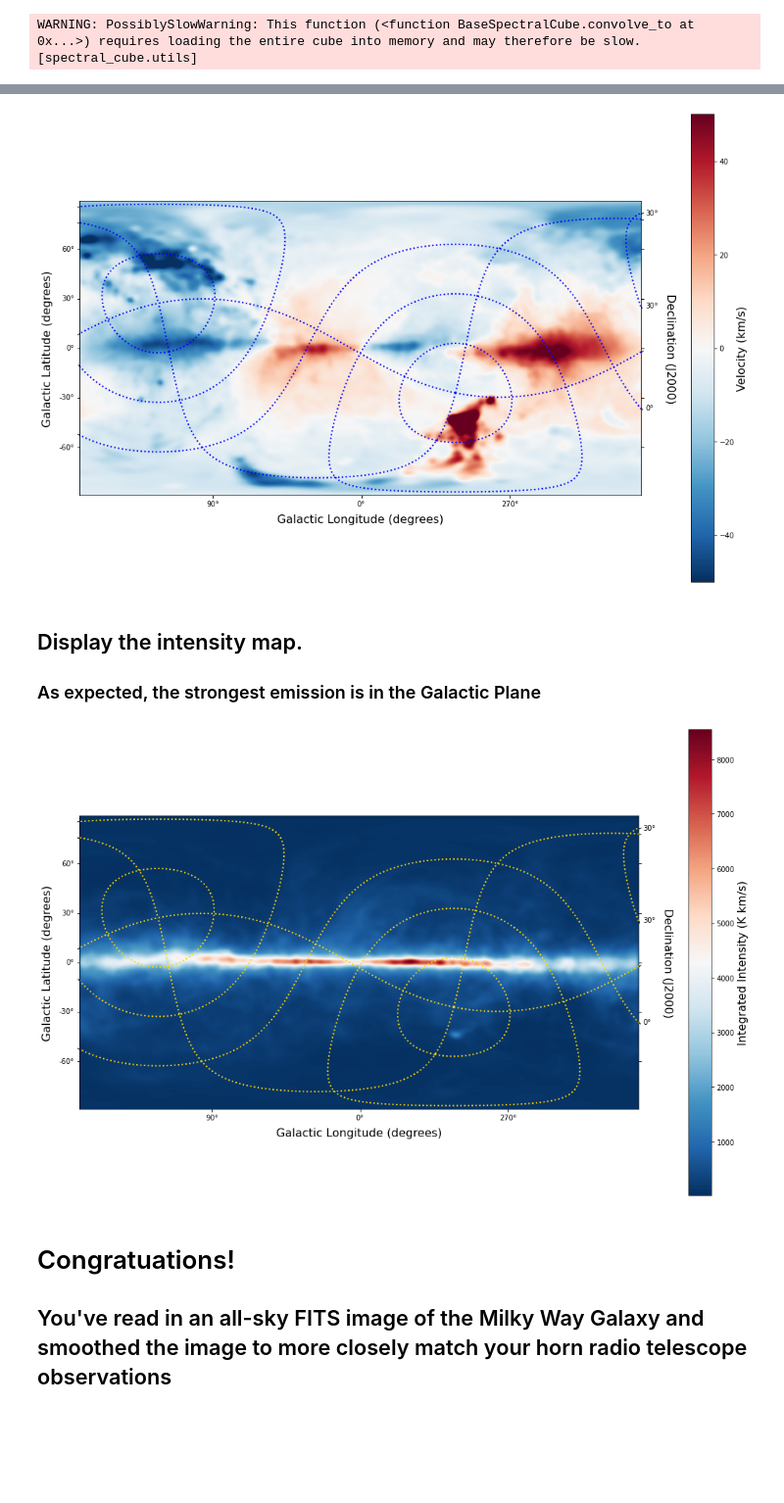
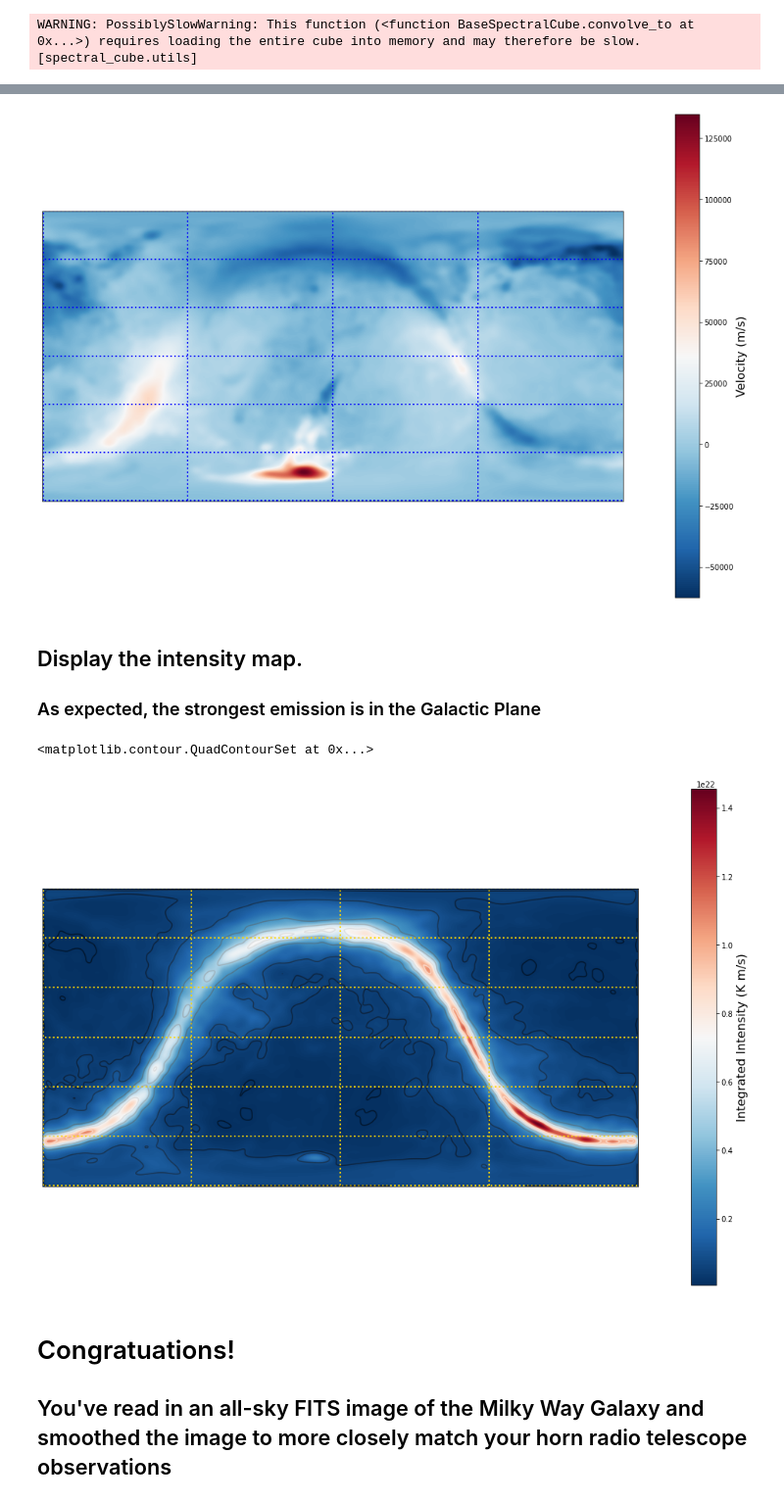
Before and after one commit to glangsto/hi4pi, a Jupyter notebook: HI4PI-Smooth.ipynb, the cells around one changed output, grey strips where cells are left out. Shown at 98% size. Drawn from its saved outputs; the diff is of its cells as text; code cells hidden in the pictures; blank space fills up the shorter version.

Commit message:
Modularize the notebooks

```diff
--- a/HI4PI-Smooth.ipynb
+++ b/HI4PI-Smooth.ipynb
@@ -17,9 +22,8 @@ import radio_beam
 # %% [markdown]
 Upload the Bonn HI4PI cube with 1.5degree resolution
 # %%
-# This notebook assumes you've already downloaded sky image
-filename = "hi4pi_1.5deg.fits"
-fullpath = "ftp://ftp.mpifr-bonn.mpg.de/outgoing/bwinkel/" + filename
+# This notebook assumes you've created a trimed equitorial coordiante sky image
+filename = "hi4pi-eq-trim.fits"
 #!wget {fullpath}
 # %%
 # install the cube and projection code
@@ -91,9 +95,9 @@ NAXIS : 680  357  343
 # %%
 degree = 3600.*u.arcsec
-# decrease the angular resolution.  3 degrees in this example
-hornbeam = 3 * degree
+# decrease the angular resolution.  4 degrees in this example
+hornbeam = 4 * degree
 beam = radio_beam.Beam(major=hornbeam, minor=hornbeam, pa=0*u.deg)
-sub_cube = new_cube.convolve_to(beam)
+sub_cube = cube.convolve_to(beam)
 # %% [output]
 WARNING: PossiblySlowWarning: This function (<function BaseSpectralCube.convolve_to at 0x...>) requires loading the entire cube into memory and may therefore be slow. [spectral_cube.utils]
 # %%
@@ -103,6 +107,8 @@ sub_cube[ 200, :, :].quicklook()
 # %%
-moment_0 = sub_cube.with_spectral_unit(u.km/u.s).moment(order=0)  # Zero-th moment
-moment_1 = sub_cube.with_spectral_unit(u.km/u.s).moment(order=1)  # First moment
+#moment_0 = sub_cube.with_spectral_unit(u.km/u.s).moment(order=0)  # Zero-th moment
+moment_0 = sub_cube.moment(order=0)  # Zero-th moment
+#moment_1 = sub_cube.with_spectral_unit(u.km/u.s).moment(order=1)  # First moment
+moment_1 = sub_cube.moment(order=1)  # First moment
 
 # Write the moments as a FITS image
 # moment_0.write('hi_moment_0.fits')
@@ -112,5 +118,5 @@ print('Moment_0 has units of: ', moment_0.unit)
 print('Moment_1 has units of: ', moment_1.unit)
 
 # Convert Moment_0 to a Column Density assuming optically thin media
-hi_column_density = moment_0 * 1.82 * 10**18 / (u.cm * u.cm) * u.s / u.K / u.km
+hi_column_density = moment_0 * 1.82 * 10**15 / (u.cm * u.cm) * u.s / u.K / u.km
 # %% [output]
@@ -135,16 +141,19 @@ fig = plt.figure(figsize=(18, 12))
 ax = fig.add_subplot(111, projection=moment_1.wcs)
 
 # Display the moment map image
-im = ax.imshow(moment_1.hdu.data, cmap='RdBu_r', vmin=-50, vmax=50)
+#im = ax.imshow(moment_0.hdu.data, cmap='RdBu_r', vmin=-50, vmax=50)
+
+im = ax.imshow(moment_1.hdu.data, cmap='RdBu_r')
+
 #ax.invert_yaxis()  # Flips the Y axis
 
 # Add axes labels
-ax.set_xlabel("Galactic Longitude (degrees)", fontsize=16)
-ax.set_ylabel("Galactic Latitude (degrees)", fontsize=16)
+ax.set_xlabel("Right Ascension (degrees)", fontsize=16)
+ax.set_ylabel("Declination (degrees)", fontsize=16)
 
 # Add a colorbar
 cbar = plt.colorbar(im, pad=.07)
-cbar.set_label('Velocity (km/s)', size=16)
+cbar.set_label('Velocity (m/s)', size=16)
 
 # Overlay set of RA/Dec Axes
 overlay = ax.get_coords_overlay('fk5')
@@ -156,35 +165,36 @@ overlay[1].set_axislabel('Declination (J2000)', fontsize=16)
 #levels = (1e20, 5e20, 1e21, 3e21, 5e21, 7e21, 1e22)  # Define contour levels to use
 #ax.contour(hi_column_density.hdu.data, cmap='Greys_r', alpha=0.5, levels=levels)
 # %% [output]
-[figure, old version]
+[figure, new version]
 # %% [markdown]
 ## Display the intensity map.
 ### As expected, the strongest emission is in the Galactic Plane
 # %%
 # Initiate a figure and axis object with WCS projection information
 fig = plt.figure(figsize=(18, 12))
 ax = fig.add_subplot(111, projection=moment_0.wcs)
 
 # Display the moment map image
-im = ax.imshow(moment_0.hdu.data, cmap='RdBu_r')
+im = ax.imshow(hi_column_density.hdu.data, cmap='RdBu_r')
 #ax.invert_yaxis()  # Flips the Y axis
 
 # Add axes labels
-ax.set_xlabel("Galactic Longitude (degrees)", fontsize=16)
-ax.set_ylabel("Galactic Latitude (degrees)", fontsize=16)
+ax.set_xlabel("Right Ascension (degrees)", fontsize=16)
+ax.set_ylabel("Declination (degrees)", fontsize=16)
 
 # Add a colorbar
 cbar = plt.colorbar(im, pad=.07)
-cbar.set_label('Integrated Intensity (K km/s)', size=16)
+cbar.set_label('Integrated Intensity (K m/s)', size=16)
 
 # Overlay set of RA/Dec Axes
 overlay = ax.get_coords_overlay('fk5')
 overlay.grid(color='gold', ls='dotted', lw=2)
 overlay[0].set_axislabel('Right Ascension (J2000)', fontsize=16)
 overlay[1].set_axislabel('Declination (J2000)', fontsize=16)
 
 # Overplot column density contours
-#levels = (1e20, 5e20, 1e21, 3e21, 5e21, 7e21, 1e22)  # Define contour levels to use
-#ax.contour(hi_column_density.hdu.data, cmap='Greys_r', alpha=0.5, levels=levels)
+levels = (1e20, 5e20, 1e21, 3e21, 5e21, 7e21, 1e22)  # Define contour levels to use
+ax.contour(hi_column_density.hdu.data, cmap='Greys_r', alpha=0.5, levels=levels)
 # %% [output]
+<matplotlib.contour.QuadContourSet at 0x...>
-[figure, old version]
+[figure, new version]
```
Also changed, not shown: parts of 17 cells of this notebook, 3 other files.
